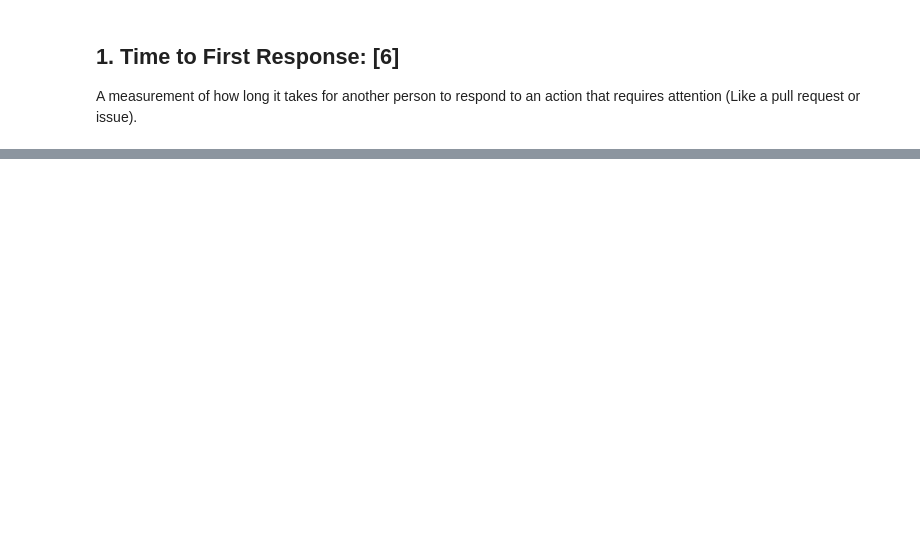
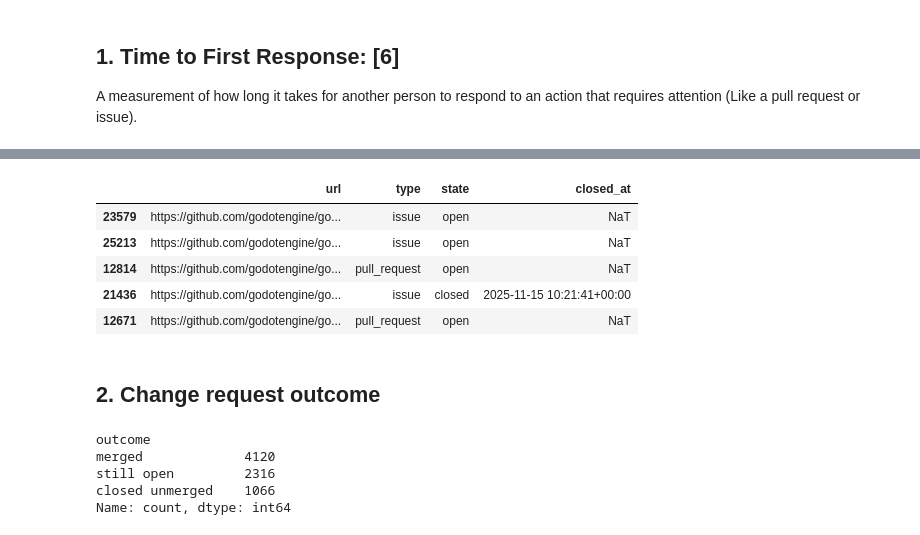
Before and after one commit to TheHankMachine/2IRR80-Group-1, a Jupyter notebook: python/process_analysis.ipynb, the cells around one changed output, grey strips where cells are left out. Drawn from its saved outputs; the diff is of its cells as text; code cells hidden in the pictures; blank space fills up the shorter version.

```diff
--- a/python/process_analysis.ipynb
+++ b/python/process_analysis.ipynb
@@ -307 +309,10 @@ m1_comments = m1_comments[~m1_comments["by_author"]]
+# %%
+author_of = items.set_index("number")["main_login"]
+
+# deleted accounts (main_login NA) count as someone else
+review_by_author = (reviews["main_login"] == reviews["pr_number"].map(author_of)).fillna(False)
+comment_by_author = (comments["main_login"] == comments["parent_number"].map(author_of)).fillna(False)
+
+m1_reviews = reviews[~review_by_author]
+m1_comments = comments[~comment_by_author]
 # %%
@@ -375,0 +377,5 @@ A measurement of how long it takes for an action like pull request or issue to b
+# %%
+pd.set_option("display.max_colwidth", None)  # show full URLs
+
+first_timer_items = m1_eligible[m1_eligible["group"] == "first-timer's 1st item"]
+first_timer_items.nlargest(5, "first_response")[["url", "type", "first_response"]]
@@ -375,0 +389,29 @@ A measurement of how long it takes for an action like pull request or issue to b
+# %%
+never = first_timer_items[first_timer_items["first_response"].isna()]
+never.sample(5, random_state=4)[["url", "type", "state", "closed_at"]]
+# %% [output]
+|  | url | type | state | closed_at |
+| 23579 | https://github.com/godotengine/go... | issue | open | NaT |
+| 25213 | https://github.com/godotengine/go... | issue | open | NaT |
+| 12814 | https://github.com/godotengine/go... | pull_request | open | NaT |
+| 21436 | https://github.com/godotengine/go... | issue | closed | 2025-11-15 10:21:41+00:00 |
+| 12671 | https://github.com/godotengine/go... | pull_request | open | NaT |
+# %% [markdown]
+## 2. Change request outcome
+# %%
+m2_prs = window_items[window_items["type"] == "pull_request"].copy()
+
+# step 1: everything starts as still open
+m2_prs["outcome"] = "still open"
+# step 2: closed (merged PRs are closed too, so step 3 overwrites them)
+m2_prs.loc[m2_prs["state"] == "closed", "outcome"] = "closed unmerged"
+# step 3: merged
+m2_prs.loc[m2_prs["merged"].fillna(False), "outcome"] = "merged"
+
+m2_prs["outcome"].value_counts()
+# %% [output]
+outcome
+merged             4120
+still open         2316
+closed unmerged    1066
+Name: count, dtype: int64
```
Also changed, not shown: parts of 59 cells of this notebook, 4 other files.
